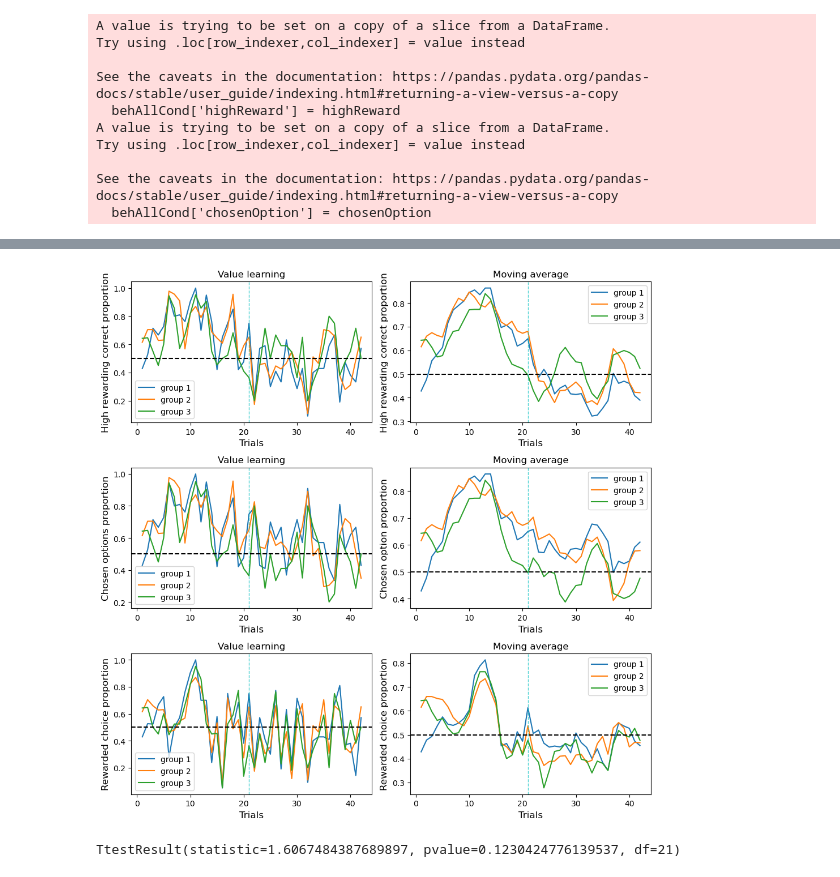
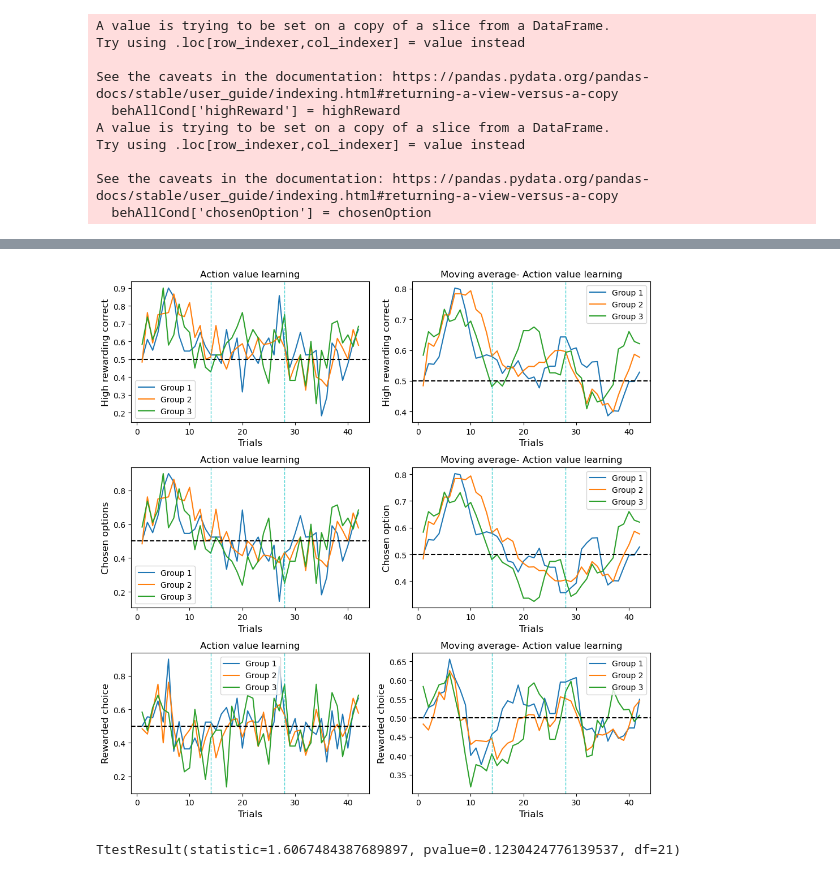
Before and after one commit to AGhaderi/ActStimRL, a Jupyter notebook: proceture/plot_choice_proportion_trials.ipynb, the cells around one changed output, grey strips where cells are left out. Drawn from its saved outputs; the diff is of its cells as text; code cells hidden in the pictures.

```diff
--- a/proceture/plot_choice_proportion_trials.ipynb
+++ b/proceture/plot_choice_proportion_trials.ipynb
@@ -71,7 +106,7 @@ See the caveats in the documentation: https://pandas.pydata.org/pandas-docs/stab
 # %%
 """Medication Effect"""
 # Window size for moving average
-window_size = 5
+window_size = 4
 
 """hight rewarding correct choices"""
 # Average of hight rewarding correct choices Across participants for each trial
@@ -146,65 +181,107 @@ fig.add_subplot(row, column, 1)
 plt.plot(x_1_highReward, mean_1_highReward)
 plt.plot(x_2_highReward, mean_2_highReward)
 plt.plot(x_3_highReward, mean_3_highReward)
-plt.title('Value learning')
+if block=='Act':
+    plt.title('Action value learning')
+else:
+     plt.title('Color value learning')
 plt.xlabel('Trials', fontsize='12')
-plt.ylabel('High rewarding correct proportion', fontsize='12')
-plt.legend(['group 1', 'group 2', 'group 3'])
+plt.ylabel('High rewarding correct', fontsize='12')
+plt.legend(['Group 1', 'Group 2', 'Group 3'])
 plt.axhline(y=.5, color='black' , linestyle='--')
-plt.axvline(x = 21, color='c', linestyle='--', linewidth=1, alpha=.7)
+if reverse==21:
+    plt.axvline(x = 21, color='c', linestyle='--', linewidth=1, alpha=.7)
+else:
+    plt.axvline(x = 14, color='c', linestyle='--', linewidth=1, alpha=.7)
+    plt.axvline(x = 28, color='c', linestyle='--', linewidth=1, alpha=.7)
 
 fig.add_subplot(row, column, 2)
 plt.plot(x_1_highReward, moving_averages_mean_1_highReward)
 plt.plot(x_2_highReward, moving_averages_mean_2_highReward)
 plt.plot(x_3_highReward, moving_averages_mean_3_highReward)
-plt.title('Moving average')
+if block=='Act':
+    plt.title('Moving average- Action value learning')
+else:
+     plt.title('Moving average- Color value learning')
 plt.xlabel('Trials', fontsize='12')
-plt.ylabel('High rewarding correct proportion', fontsize='12')
-plt.legend(['group 1', 'group 2', 'group 3'])
+plt.ylabel('High rewarding correct', fontsize='12')
+plt.legend(['Group 1', 'Group 2', 'Group 3'])
 plt.axhline(y=.5, color='black' , linestyle='--')
-plt.axvline(x = 21, color='c', linestyle='--', linewidth=1, alpha=.7)
+if reverse==21:
+    plt.axvline(x = 21, color='c', linestyle='--', linewidth=1, alpha=.7)
+else:
+    plt.axvline(x = 14, color='c', linestyle='--', linewidth=1, alpha=.7)
+    plt.axvline(x = 28, color='c', linestyle='--', linewidth=1, alpha=.7)
 
 fig.add_subplot(row, column, 3)
 plt.plot(x_1_chosenOption, y_1_chosenOption)
 plt.plot(x_2_chosenOption, y_2_chosenOption)
 plt.plot(x_3_chosenOption, y_3_chosenOption)
-plt.title('Value learning')
+if block=='Act':
+    plt.title('Action value learning')
+else:
+     plt.title('Color value learning')
 plt.xlabel('Trials', fontsize='12')
-plt.ylabel('Chosen options proportion', fontsize='12')
-plt.legend(['group 1', 'group 2', 'group 3'])
+plt.ylabel('Chosen options', fontsize='12')
+plt.legend(['Group 1', 'Group 2', 'Group 3'])
 plt.axhline(y=.5, color='black' , linestyle='--')
-plt.axvline(x = 21, color='c', linestyle='--', linewidth=1, alpha=.7)
+if reverse==21:
+    plt.axvline(x = 21, color='c', linestyle='--', linewidth=1, alpha=.7)
+else:
+    plt.axvline(x = 14, color='c', linestyle='--', linewidth=1, alpha=.7)
+    plt.axvline(x = 28, color='c', linestyle='--', linewidth=1, alpha=.7)
 
 fig.add_subplot(row, column, 4)
 plt.plot(x_1_chosenOption, moving_averages_y_1_chosenOption)
 plt.plot(x_2_chosenOption, moving_averages_y_2_chosenOption)
 plt.plot(x_3_chosenOption, moving_averages_y_3_chosenOption)
-plt.title('Moving average')
+if block=='Act':
+    plt.title('Moving average- Action value learning')
+else:
+     plt.title('Moving average- Color value learning')
 plt.xlabel('Trials', fontsize='12')
-plt.ylabel('Chosen option proportion', fontsize='12')
-plt.legend(['group 1', 'group 2', 'group 3'])
+plt.ylabel('Chosen option', fontsize='12')
+plt.legend(['Group 1', 'Group 2', 'Group 3'])
 plt.axhline(y=.5, color='black' , linestyle='--')
-plt.axvline(x = 21, color='c', linestyle='--', linewidth=1, alpha=.7)
+if reverse==21:
+    plt.axvline(x = 21, color='c', linestyle='--', linewidth=1, alpha=.7)
+else:
+    plt.axvline(x = 14, color='c', linestyle='--', linewidth=1, alpha=.7)
+    plt.axvline(x = 28, color='c', linestyle='--', linewidth=1, alpha=.7)
 
 fig.add_subplot(row, column, 5)
 plt.plot(x_1_correctChoice, y_1_correctChoice)
 plt.plot(x_2_correctChoice, y_2_correctChoice)
 plt.plot(x_3_correctChoice, y_3_correctChoice)
-plt.title('Value learning')
+if block=='Act':
+    plt.title('Action value learning')
+else:
+     plt.title('Color value learning')
 plt.xlabel('Trials', fontsize='12')
-plt.ylabel('Rewarded choice proportion', fontsize='12')
-plt.legend(['group 1', 'group 2', 'group 3'])
+plt.ylabel('Rewarded choice', fontsize='12')
+plt.legend(['Group 1', 'Group 2', 'Group 3'])
 plt.axhline(y=.5, color='black' , linestyle='--')
-plt.axvline(x = 21, color='c', linestyle='--', linewidth=1, alpha=.7)
+if reverse==21:
+    plt.axvline(x = 21, color='c', linestyle='--', linewidth=1, alpha=.7)
+else:
+    plt.axvline(x = 14, color='c', linestyle='--', linewidth=1, alpha=.7)
+    plt.axvline(x = 28, color='c', linestyle='--', linewidth=1, alpha=.7)
 
 fig.add_subplot(row, column, 6)
 plt.plot(x_1_correctChoice, moving_averages_y_1_correctChoice)
 plt.plot(x_2_correctChoice, moving_averages_y_2_correctChoice)
 plt.plot(x_3_correctChoice, moving_averages_y_3_correctChoice)
-plt.title('Moving average')
+if block=='Act':
+    plt.title('Moving average- Action value learning')
+else:
+     plt.title('Moving average- Color value learning')
 plt.xlabel('Trials', fontsize='12')
-plt.ylabel('Rewarded choice proportion', fontsize='12')
-plt.legend(['group 1', 'group 2', 'group 3'])
+plt.ylabel('Rewarded choice', fontsize='12')
+plt.legend(['Group 1', 'Group 2', 'Group 3'])
 plt.axhline(y=.5, color='black' , linestyle='--')
-plt.axvline(x = 21, color='c', linestyle='--', linewidth=1, alpha=.7)
+if reverse==21:
+    plt.axvline(x = 21, color='c', linestyle='--', linewidth=1, alpha=.7)
+else:
+    plt.axvline(x = 14, color='c', linestyle='--', linewidth=1, alpha=.7)
+    plt.axvline(x = 28, color='c', linestyle='--', linewidth=1, alpha=.7)
 # %% [output]
@@ -212,4 +288,4 @@ plt.axvline(x = 21, color='c', linestyle='--', linewidth=1, alpha=.7)
-[figure, old version]
+[figure, new version]
 # %%
 # Averaging Across participants for each trial
 group1 = behAllCond[(behAllCond['group']==1)&(behAllCond['trialNumber']<=21)]
```
Also changed, not shown: parts of 2 cells of this notebook, 1 other file.
